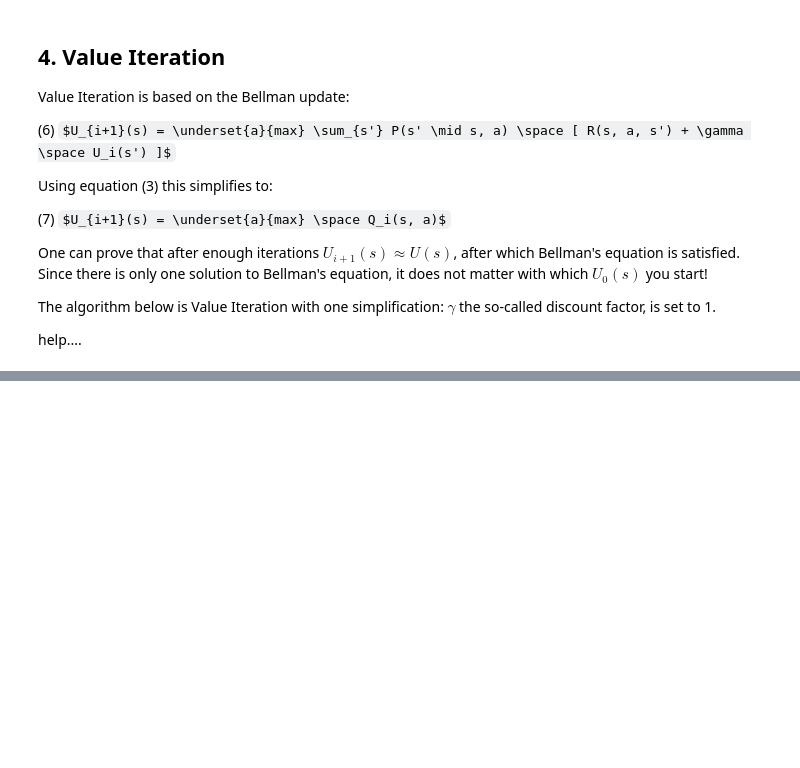
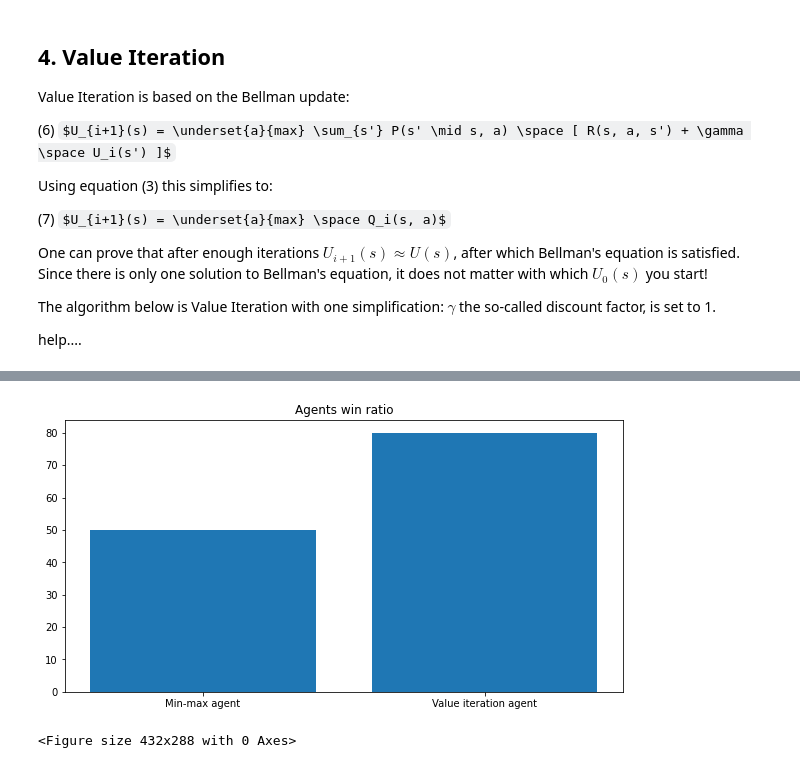
Before and after one commit to BlSchulpen/DecisionTheory, a Jupyter notebook: deth_four_ag.ipynb, the cells around one changed output, grey strips where cells are left out. Cells and saved outputs as stored; diff of their text form; code cells hidden in the pictures; some formulas as TeX source; blank space fills up the shorter version.

Commit message:
graphs

```diff
--- a/deth_four_ag.ipynb
+++ b/deth_four_ag.ipynb
@@ -286 +288,10 @@ print(display)
 └───┴───┴───┘ └───┴───┴───┘ └───┴───┴───┘ └───┴───┴───┘ └───┴───┴───┘
+# %%
+from src import FourInARowEnv, FourInARowRandomAgent, Players, render_multiple_states, BoxState, FourInARowRenderer, FourInARowMinMaxAgent, FourInARowValueIterationAgent,FourInARowGraphCreator
+
+creator = FourInARowGraphCreator()
+creator.generate_graph(nr_games=10, min_max_wins=5, value_it_wins= 8)
+# creator.ratio_value(main_type=FourInARowMinMaxAgent, opponent_type=FourInARowRandomAgent)
+# %% [output]
+[figure, added]
+<Figure size 432x288 with 0 Axes>
```
Also changed, not shown: parts of 4 cells of this notebook, 3 other files.
